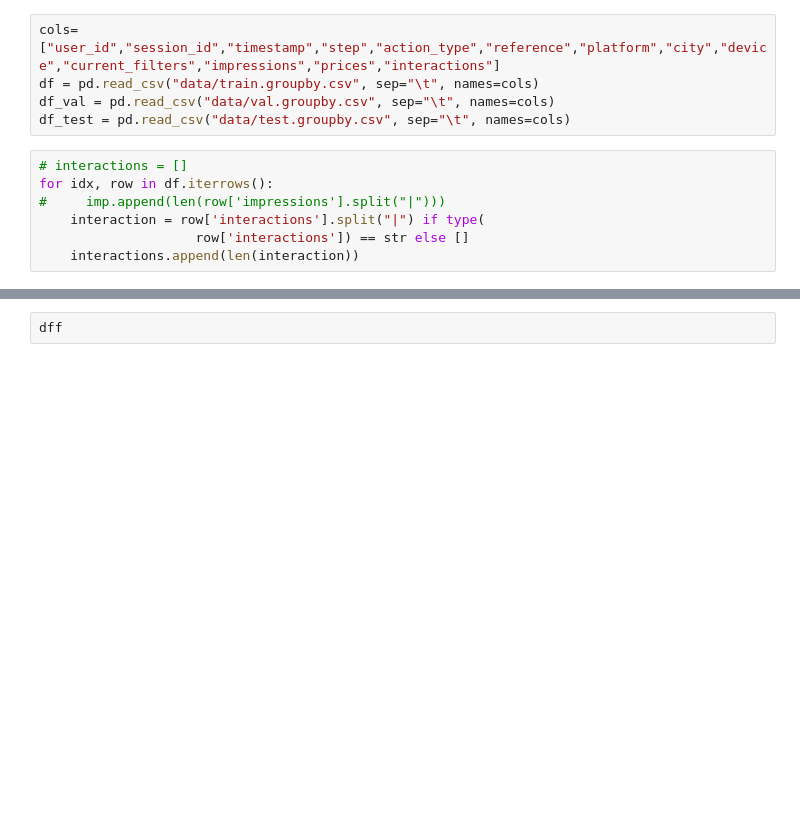
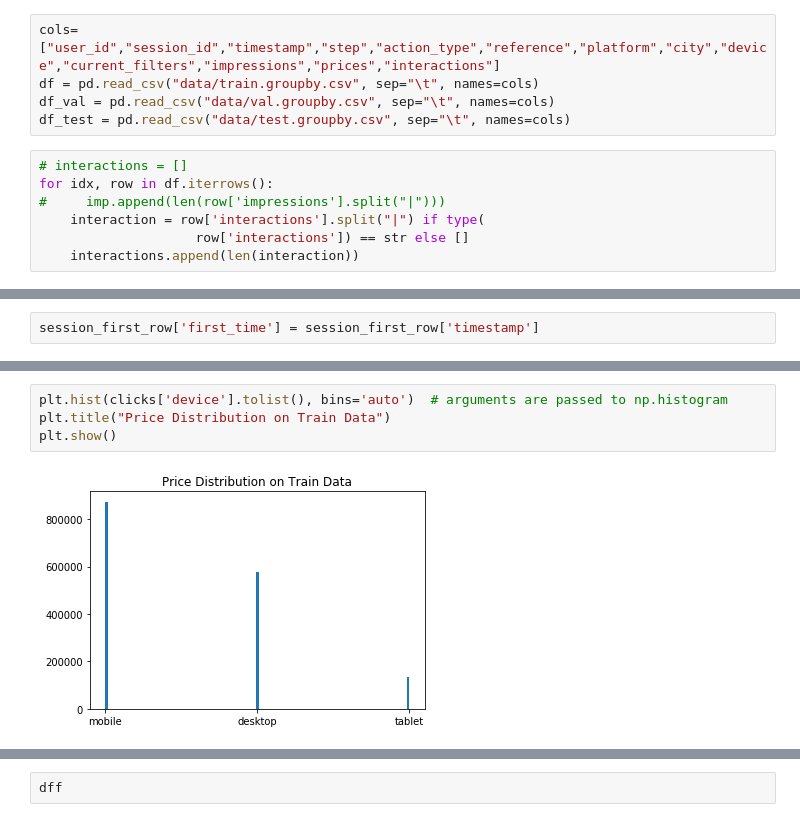
Before and after one commit to feay1234/RSC2019, a Jupyter notebook: Data.ipynb, the cells around one changed output, grey strips where cells are left out. Cells and saved outputs as stored; diff of their text form; blank space fills up the shorter version.

```diff
--- a/Data.ipynb
+++ b/Data.ipynb
@@ -20,0 +47,2 @@ for idx, row in df.iterrows():
+# %%
+session_first_row['first_time'] = session_first_row['timestamp']
@@ -20,0 +157,6 @@ for idx, row in df.iterrows():
+# %%
+plt.hist(clicks['device'].tolist(), bins='auto')  # arguments are passed to np.histogram
+plt.title("Price Distribution on Train Data")
+plt.show()
+# %% [output]
+[figure, added]
```
Also changed, not shown: parts of 30 cells of this notebook.
